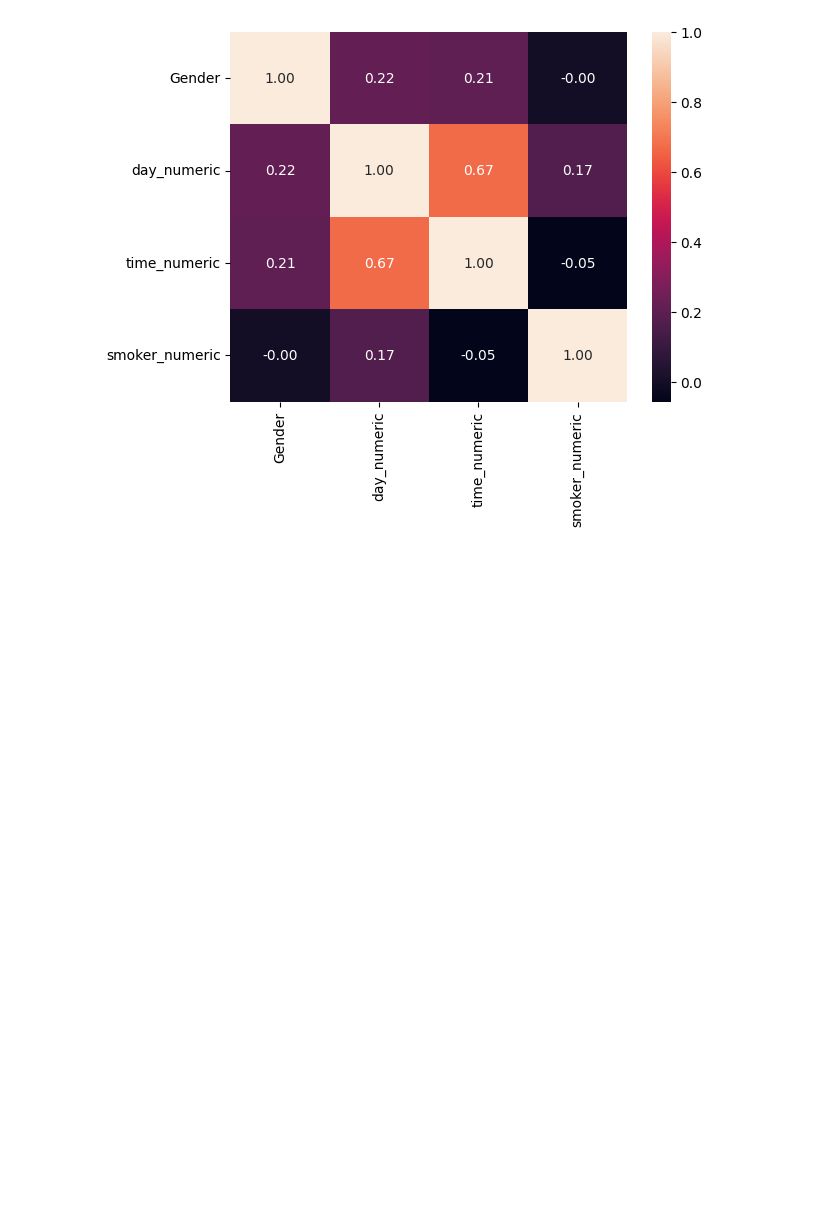
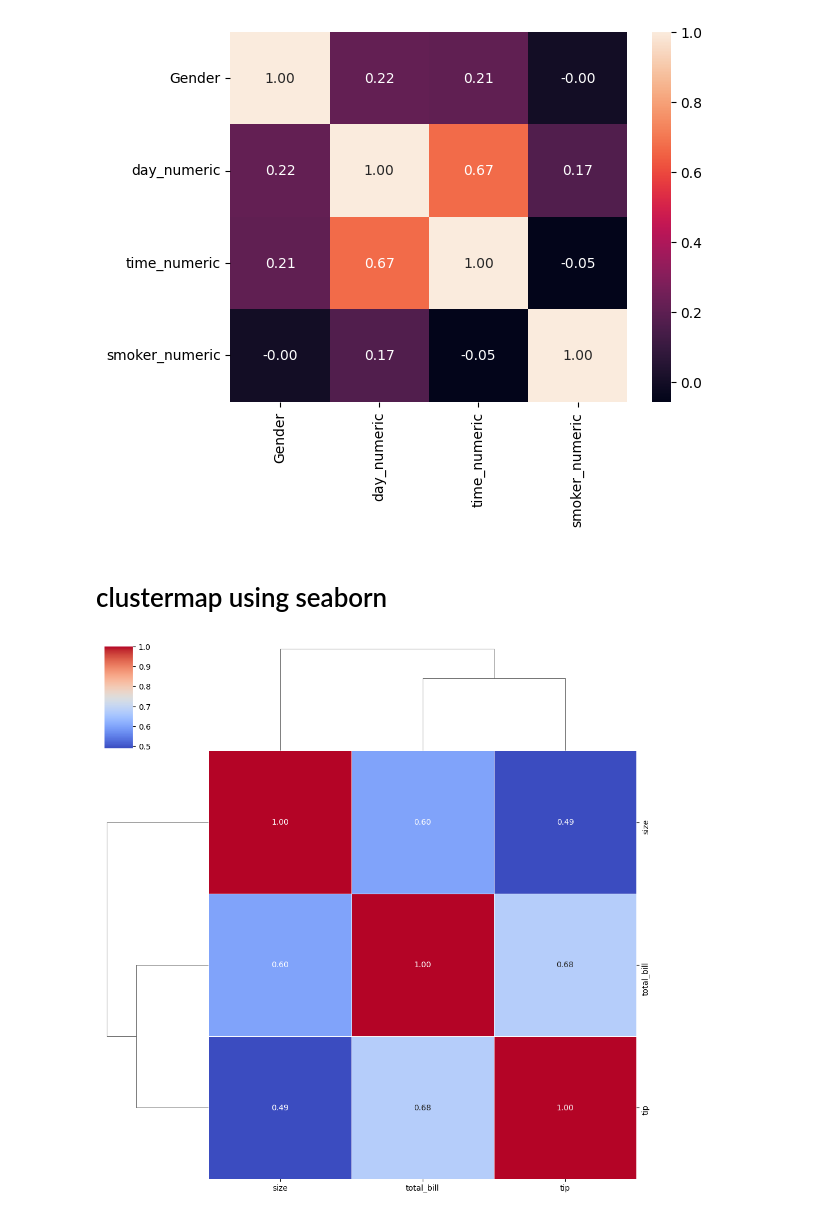
Before and after one commit to R123gh/Data-visualization-, a Jupyter notebook: 8_Seaborn_correlation.ipynb, the cells around one changed output. Saved outputs shown, nothing was run; the diff lists cells and outputs as text; code cells hidden in the pictures; blank space fills up the shorter version.

```diff
--- a/8_Seaborn_correlation.ipynb
+++ b/8_Seaborn_correlation.ipynb
@@ -224,3 +224,18 @@ sns.heatmap(numeric_columns.corr(),annot=True,fmt=".2f")
 # %% [output]
 <Axes: >
 [figure]
+# %% [markdown]
+# clustermap using seaborn
+# %%
+import seaborn as sns
+import matplotlib.pyplot as plt
+
+sns.clustermap(correlation_tips.corr(),
+               annot=True,
+               cmap='coolwarm',
+               linewidths=0.5,
+               fmt=".2f")
+
+plt.show()
+# %% [output]
+[figure, added]
```
Also changed, not shown: parts of 5 cells of this notebook.
